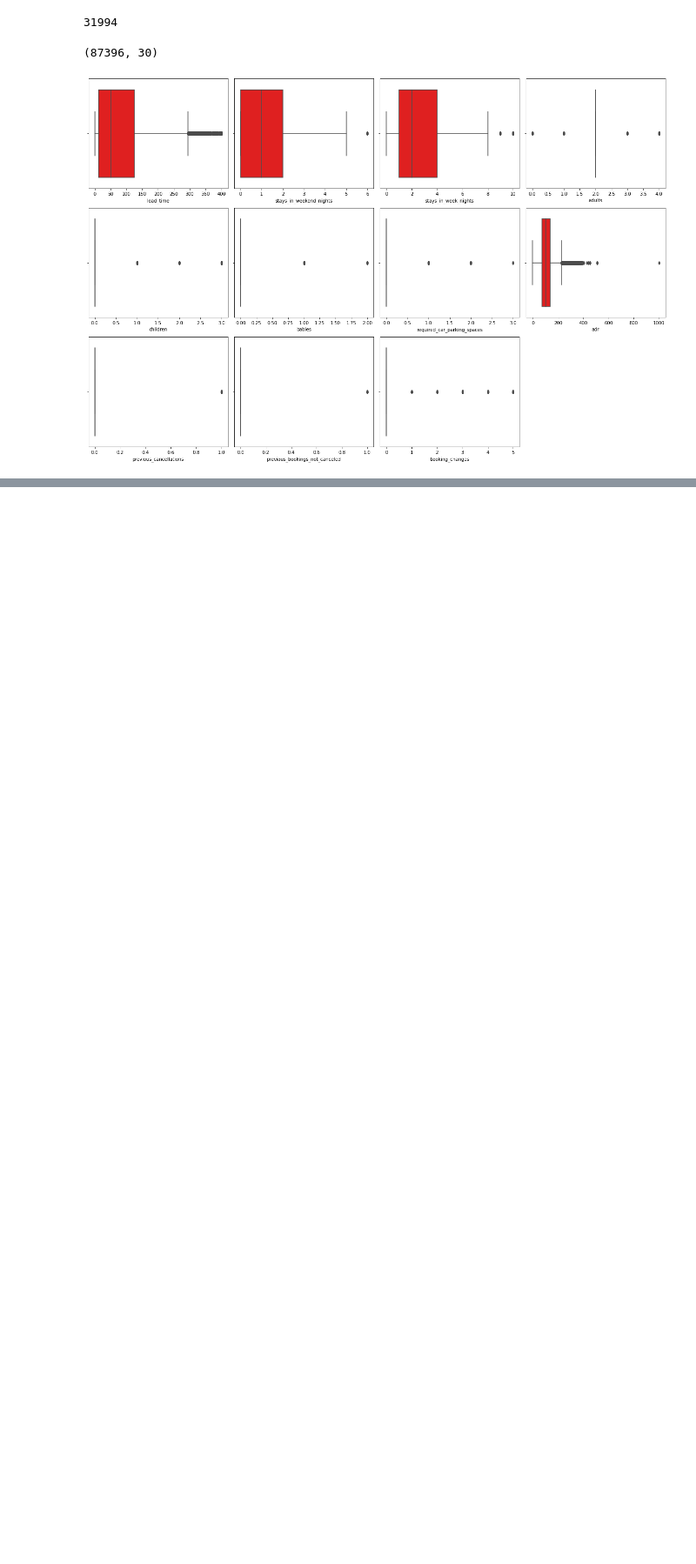
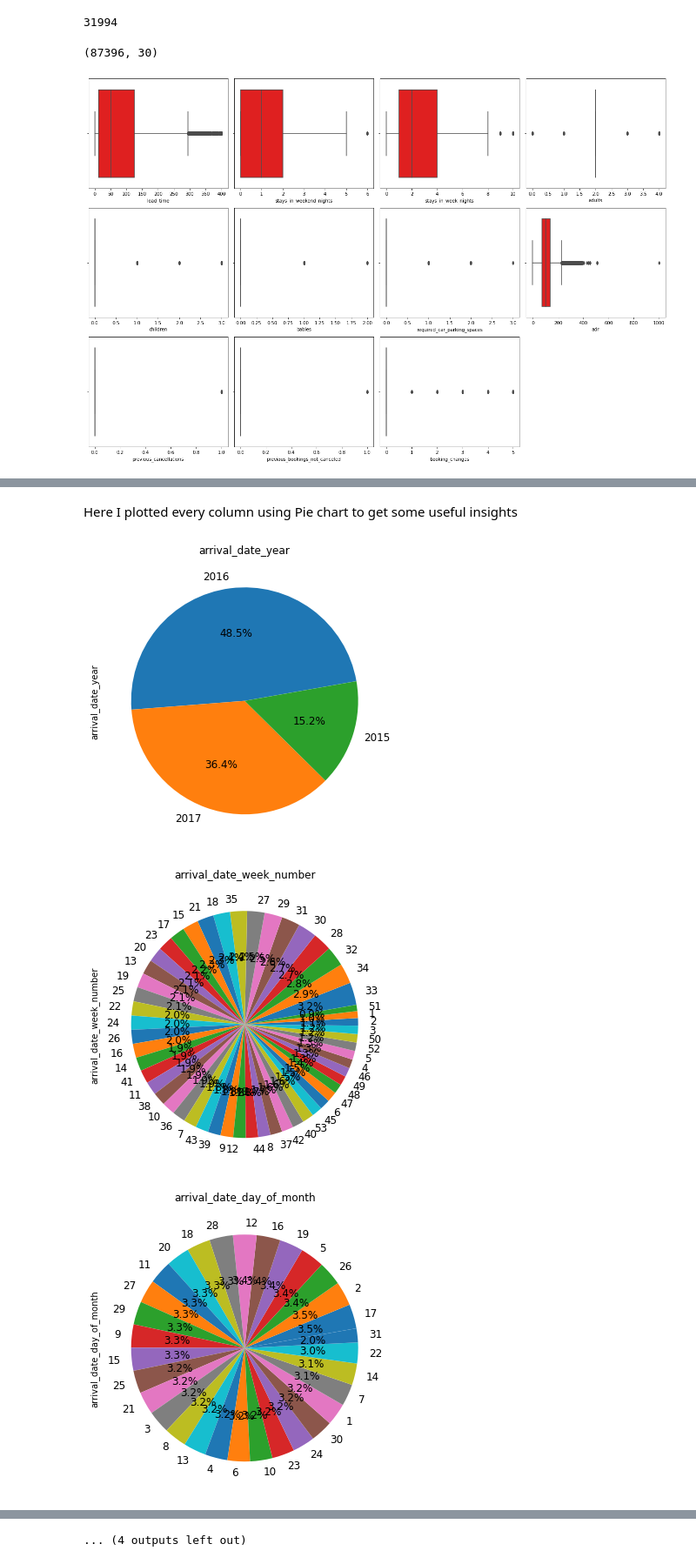
Before and after one commit to saurabhdaund76/Hotel-Booking-Analysis, a Jupyter notebook: Hotel_Booking_Analysis.ipynb, the cells around one changed output, grey strips where cells are left out. Shown: that part at 87% size. Drawn from its saved outputs; the diff is of its cells as text; code cells hidden in the pictures; blank space fills up the shorter version.

```diff
--- a/Hotel_Booking_Analysis.ipynb
+++ b/Hotel_Booking_Analysis.ipynb
@@ -127,3 +127,7 @@ df.loc[df.adr > 1000, 'adr'] = 1000
 df.loc[df.previous_cancellations > 0, 'previous_cancellations'] = 1
 df.loc[df.previous_bookings_not_canceled > 0, 'previous_bookings_not_canceled'] = 1
 df.loc[df.booking_changes > 5, 'booking_changes'] = 5
+# %%
+# for better understanding of variables from is canceled and is repeated we will change 1,0 values with string values
+df['is_canceled'] = df.is_canceled.replace([1,0], ['canceled', 'not_canceled'])
+df['is_repeated_guest']= df.is_repeated_guest.replace([1,0] , ['repeated_guest','not a repeated guest'])
@@ -129,0 +166,5 @@ df.loc[df.booking_changes > 5, 'booking_changes'] = 5
+# %%
+# Numeric columns
+numeric_columns =  df.describe().columns
+print(numeric_columns)
+print(len(numeric_columns))
@@ -129,0 +181,14 @@ df.loc[df.booking_changes > 5, 'booking_changes'] = 5
+# %% [markdown]
+Here I plotted every column using Pie chart to get some useful insights
+# %%
+# so by applying for loop on numeric columns I plotted pie chart for all numeric columns
+
+for column in numeric_columns[1:]:
+  fig= plt.figure(figsize=(12,6))
+  ax= fig.gca()
+  df[column].value_counts().plot(kind = 'pie', title=column, autopct='%1.1f%%', fontsize=12,startangle=10)
+plt.show()
+# %% [output]
+[figure, added]
+[figure, added]
+[figure, added]
@@ -129,0 +204 @@ df.loc[df.booking_changes > 5, 'booking_changes'] = 5
+... (4 outputs left out)
```
Also changed, not shown: parts of 5 cells of this notebook.
